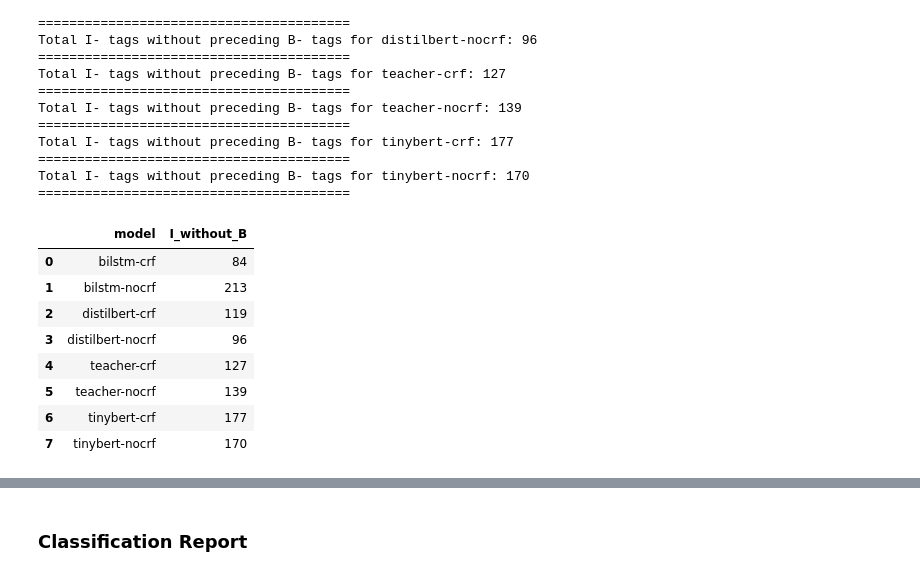
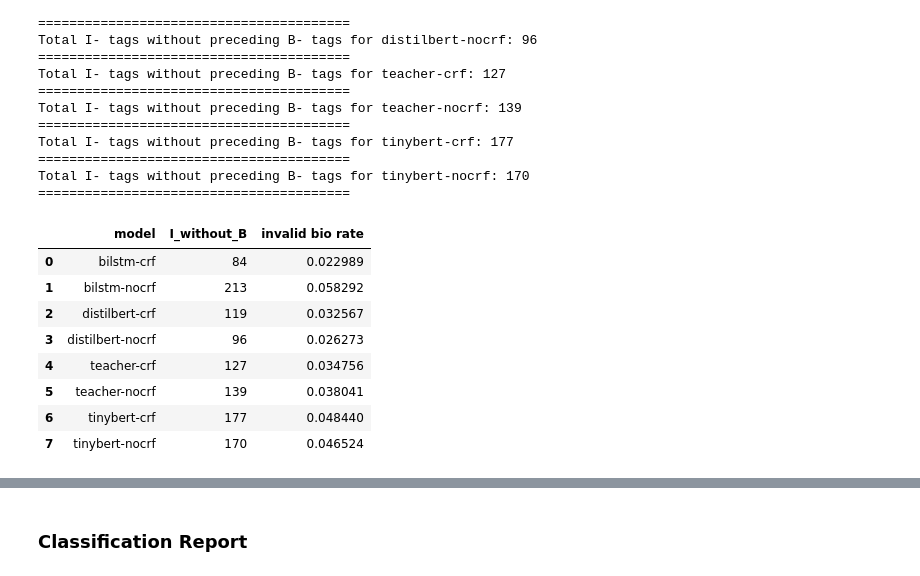
Before and after one commit to mdfwg/queryner-kd, a Jupyter notebook: notebook/result-analysis-qualitative.ipynb, the cells around one changed output, grey strips where cells are left out. Saved outputs shown, nothing was run; the diff lists cells and outputs as text; code cells hidden in the pictures.

```diff
--- a/notebook/result-analysis-qualitative.ipynb
+++ b/notebook/result-analysis-qualitative.ipynb
@@ -48,8 +48,8 @@ models_name = [
                 'bilstm-nocrf.pt',
                 'distilbert-crf.pt',
                 'distilbert-nocrf.pt',
-                # 'teacher-crf.pt',
-                # 'teacher-nocrf.pt',
+                'teacher-crf.pt',
+                'teacher-nocrf.pt',
                 'tinybert-crf.pt',
                 'tinybert-nocrf.pt']
 
@@ -224,7 +224,7 @@ results = run_inference_models(models, test_loader, device)
 # %% [markdown]
 ## Map Labels, Create Gold and Predicted Labels Lists
 # %%
-json_path = r"D:\Dafa\Project\queryner-kd\result-data\qualitative\baseline\qualitative_results_baseline.json"
+json_path = r"D:\Dafa\Project\queryner-kd\result-data\qualitative\qualitative_results_kd1e5.json"
 
 with open(json_path, "r") as file:
     results = json.load(file)
@@ -316,14 +318,15 @@ Total I- tags without preceding B- tags for tinybert-nocrf: 170
 # %%
 df_i_without_b = pd.DataFrame.from_dict(i_without_b, orient="index", columns=["I_without_B"])
 df_i_without_b = df_i_without_b.reset_index().rename(columns={"index": "model"})
+df_i_without_b["invalid bio rate"] = df_i_without_b["I_without_B"] / 3654
 df_i_without_b
 # %% [output]
-|  | model | I_without_B |
-| 0 | bilstm-crf | 84 |
-| 1 | bilstm-nocrf | 213 |
-| 2 | distilbert-crf | 119 |
-| 3 | distilbert-nocrf | 96 |
-| 4 | teacher-crf | 127 |
-| 5 | teacher-nocrf | 139 |
-| 6 | tinybert-crf | 177 |
-| 7 | tinybert-nocrf | 170 |
+|  | model | I_without_B | invalid bio rate |
+| 0 | bilstm-crf | 84 | 0.022989 |
+| 1 | bilstm-nocrf | 213 | 0.058292 |
+| 2 | distilbert-crf | 119 | 0.032567 |
+| 3 | distilbert-nocrf | 96 | 0.026273 |
+| 4 | teacher-crf | 127 | 0.034756 |
+| 5 | teacher-nocrf | 139 | 0.038041 |
+| 6 | tinybert-crf | 177 | 0.048440 |
+| 7 | tinybert-nocrf | 170 | 0.046524 |
```
Also changed, not shown: parts of 7 cells of this notebook, 1 other file.
